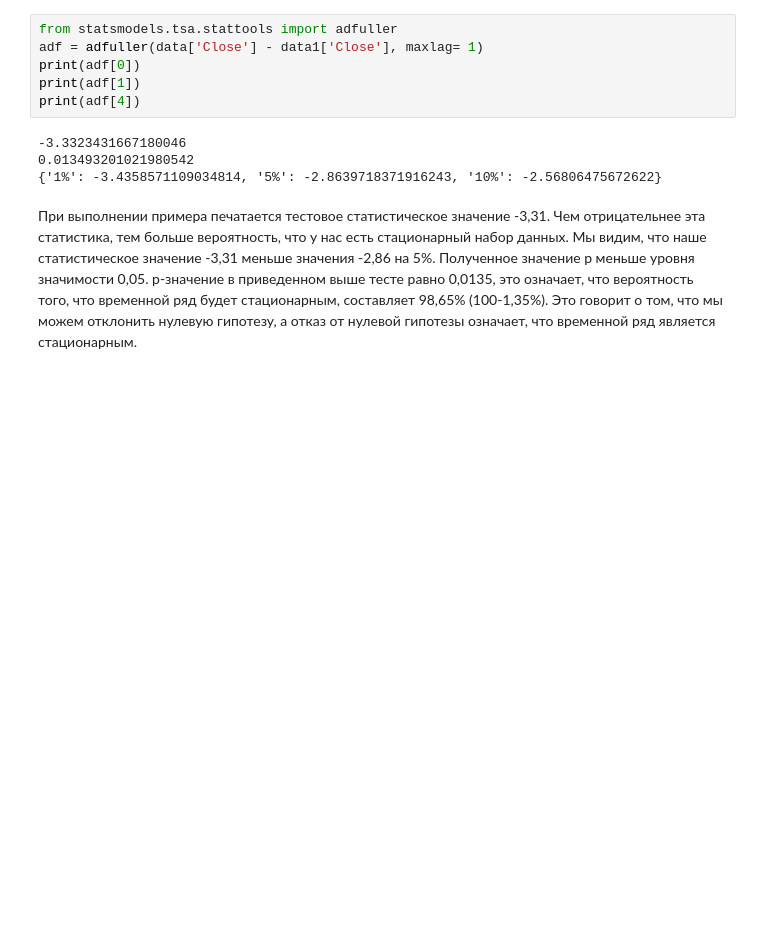
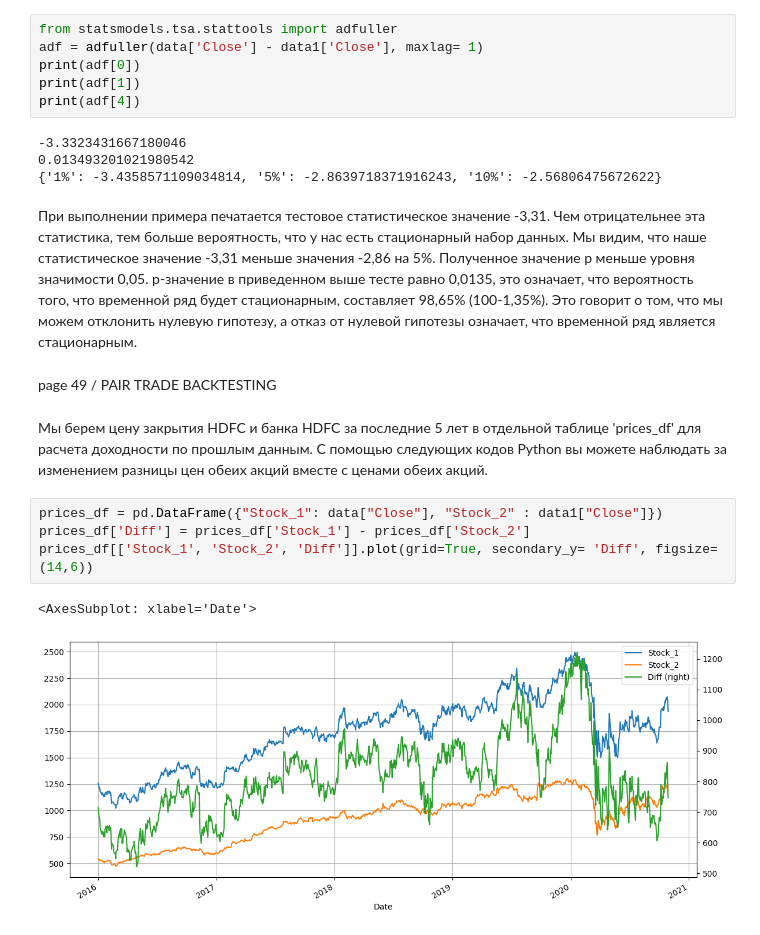
Before and after one commit to Romuldavid/Pair_Traiding, a Jupyter notebook: 3_pt.ipynb, the cells around one changed output. Drawn from its saved outputs; the diff is of its cells as text; blank space fills up the shorter version.

Commit message:
Add backtest

```diff
--- a/3_pt.ipynb
+++ b/3_pt.ipynb
@@ -390,3 +390,18 @@ print(adf[4])
 стационарным, составляет 98,65% (100-1,35%). Это говорит о том, что мы можем отклонить
 нулевую гипотезу, а отказ от нулевой гипотезы означает, что временной ряд является
 стационарным.
+# %% [markdown]
+page 49 / PAIR TRADE
+BACKTESTING
+# %% [markdown]
+Мы берем цену закрытия HDFC и банка HDFC за последние 5 лет в
+отдельной таблице 'prices_df' для расчета доходности по прошлым
+данным. С помощью следующих кодов Python вы можете наблюдать за
+изменением разницы цен обеих акций вместе с ценами обеих акций.
+# %%
+prices_df = pd.DataFrame({"Stock_1": data["Close"], "Stock_2" : data1["Close"]})
+prices_df['Diff'] = prices_df['Stock_1'] - prices_df['Stock_2']
+prices_df[['Stock_1', 'Stock_2', 'Diff']].plot(grid=True, secondary_y= 'Diff', figsize=(14,6))
+# %% [output]
+<AxesSubplot: xlabel='Date'>
+[figure, added]
```
Also changed, not shown: parts of 7 cells of this notebook.
